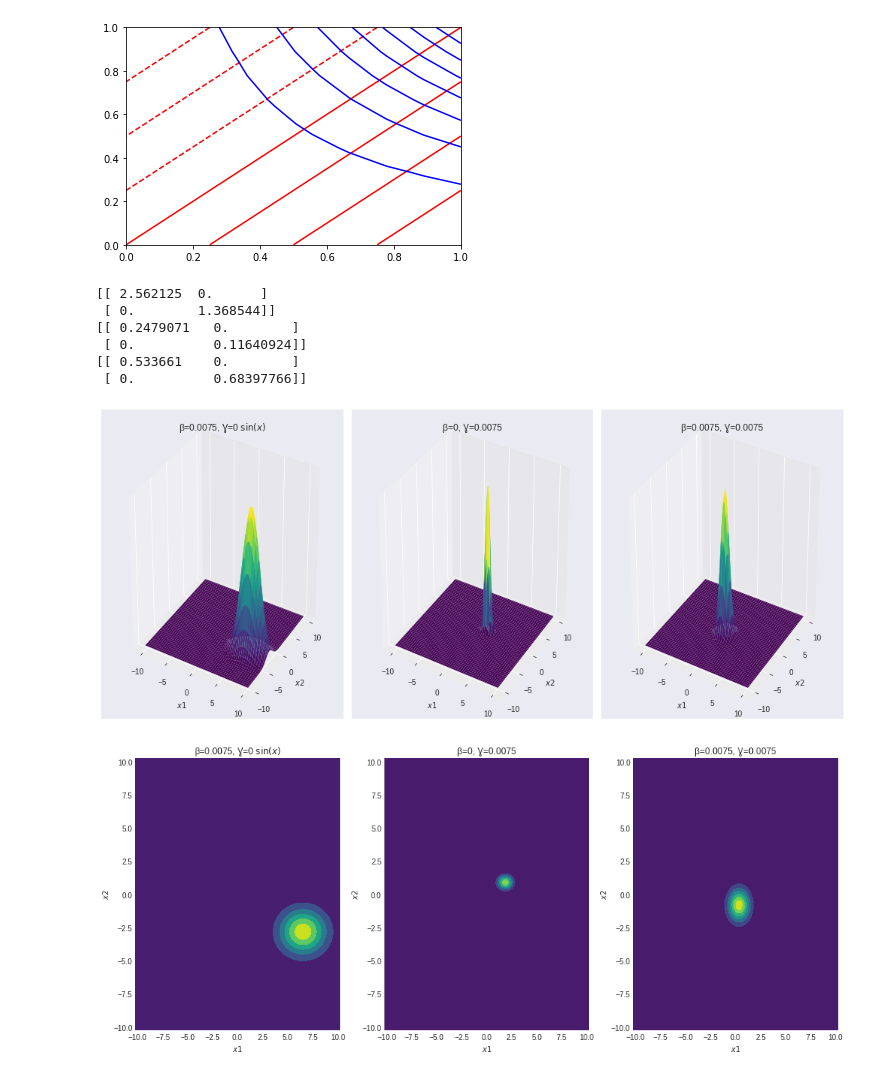
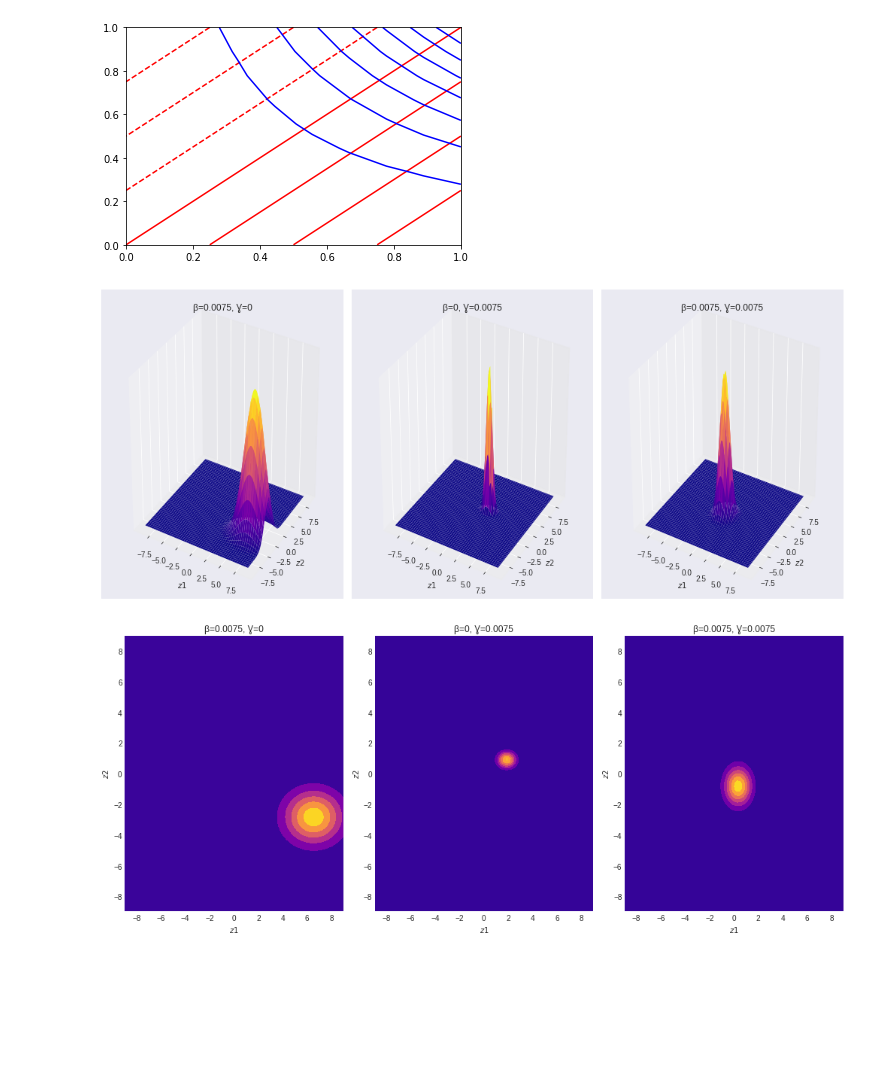
Before and after one commit to neonkitchen/disent, a Jupyter notebook: notebooks/latent_viz.ipynb, the cells around one changed output. Drawn from its saved outputs; the diff is of its cells as text; code cells hidden in the pictures; blank space fills up the shorter version.

```diff
--- a/notebooks/latent_viz.ipynb
+++ b/notebooks/latent_viz.ipynb
@@ -674,14 +674,13 @@ import matplotlib.pyplot as plt
 from mpl_toolkits.mplot3d import Axes3D
 from scipy.stats import multivariate_normal
 
-
+beta_only = np.array([[ 6.5334396, -2.8171217],[2.562125 ,1.368544]])
 gamma_only = np.array([[1.8684394, 0.911229 ],[0.2479071,  0.11640924]])
 #bg
 #[[ 0.34528574 -0.8122046 ]];[[0.533661   0.68397766]]
 beta_gamma = np.array([[ 0.34528574, -0.8122046 ],[0.533661,   0.68397766]])
 #bg0
 #[[ 6.5334396 -2.8171217]];[[2.562125 1.368544]]
-beta_only = np.array([[ 6.5334396, -2.8171217],[2.562125 ,1.368544]])
 
 reg_list = [beta_only, gamma_only, beta_gamma]
 
@@ -725,14 +724,15 @@ for val in reg_list:
     s2_max = max(s2_max,sigma_2)
 
 
-title = ["β=0.0075, Ɣ=0 $\s (x)$", "β=0, Ɣ=0.0075", "β=0.0075, Ɣ=0.0075"]
+title = ["β=0.0075, Ɣ=0", "β=0, Ɣ=0.0075", "β=0.0075, Ɣ=0.0075"]
+CMAP = ['viridis', 'plasma', 'inferno', 'magma', 'cividis']
+
 for idx, val in enumerate(reg_list):
     # Initializing the covariance matrix
     cov = np.array([[val[-1][0],0], [0,val[-1][1]]])
-    print(cov)
+    #print(cov)
     mean = val[0]
     #print(mean)
-
 
     # Generating a Gaussian bivariate distribution
     # with given mean and covariance matrix
@@ -745,46 +745,40 @@ for idx, val in enumerate(reg_list):
     sigma_1, sigma_2 = cov[0,0], cov[1,1]
 
     s_max = max(np.abs(s1_max), np.abs(s2_max))
 
-    x = np.linspace(-4*s_max, 4*s_max, num=100)
-    y = np.linspace(-4*s_max, 4*s_max, num=100)
+    x = np.linspace(-3.5*s_max, 3.5*s_max, num=100)
+    y = np.linspace(-3.5*s_max, 3.5*s_max, num=100)
     X, Y = np.meshgrid(x,y)
 
     # Generating the density function
     # for each point in the meshgrid
     pdf = np.zeros(X.shape)
     for i in range(X.shape[0]):
         for j in range(X.shape[1]):
             pdf[i,j] = distr.pdf([X[i,j], Y[i,j]])
 
     # Plotting the density function values
     key = 131+idx
     ax = fig.add_subplot(key, projection = '3d')
-    ax.plot_surface(X, Y, pdf, cmap = 'viridis')
-    plt.xlabel("$x1$")
-    plt.ylabel("$x2$")
+    ax.plot_surface(X, Y, pdf, cmap = CMAP[1])
+    plt.xlabel("$z1$")
+    plt.ylabel("$z2$")
     plt.title(title[idx])
     pdf_list.append(pdf)
     ax.axes.zaxis.set_ticks([])
 
 plt.tight_layout()
 plt.show()
 
 # Plotting contour plots
 for idx, val in enumerate(pdf_list):
     plt.subplot(1,3,idx+1)
-    plt.contourf(X, Y, val, cmap='viridis')
-    plt.xlabel("$x1$")
-    plt.ylabel("$x2$")
+    plt.contourf(X, Y, val, cmap=CMAP[1])
+    plt.xlabel("$z1$")
+    plt.ylabel("$z2$")
     plt.title(f'{title[idx]}')
 plt.tight_layout()
 plt.show()
 # %% [output]
-[[ 2.562125  0.      ]
- [ 0.        1.368544]]
-[[ 0.2479071   0.        ]
- [ 0.          0.11640924]]
-[[ 0.533661    0.        ]
- [ 0.          0.68397766]]
-[figure, old version]
+[figure, new version]
-[figure, old version]
+[figure, new version]
```
